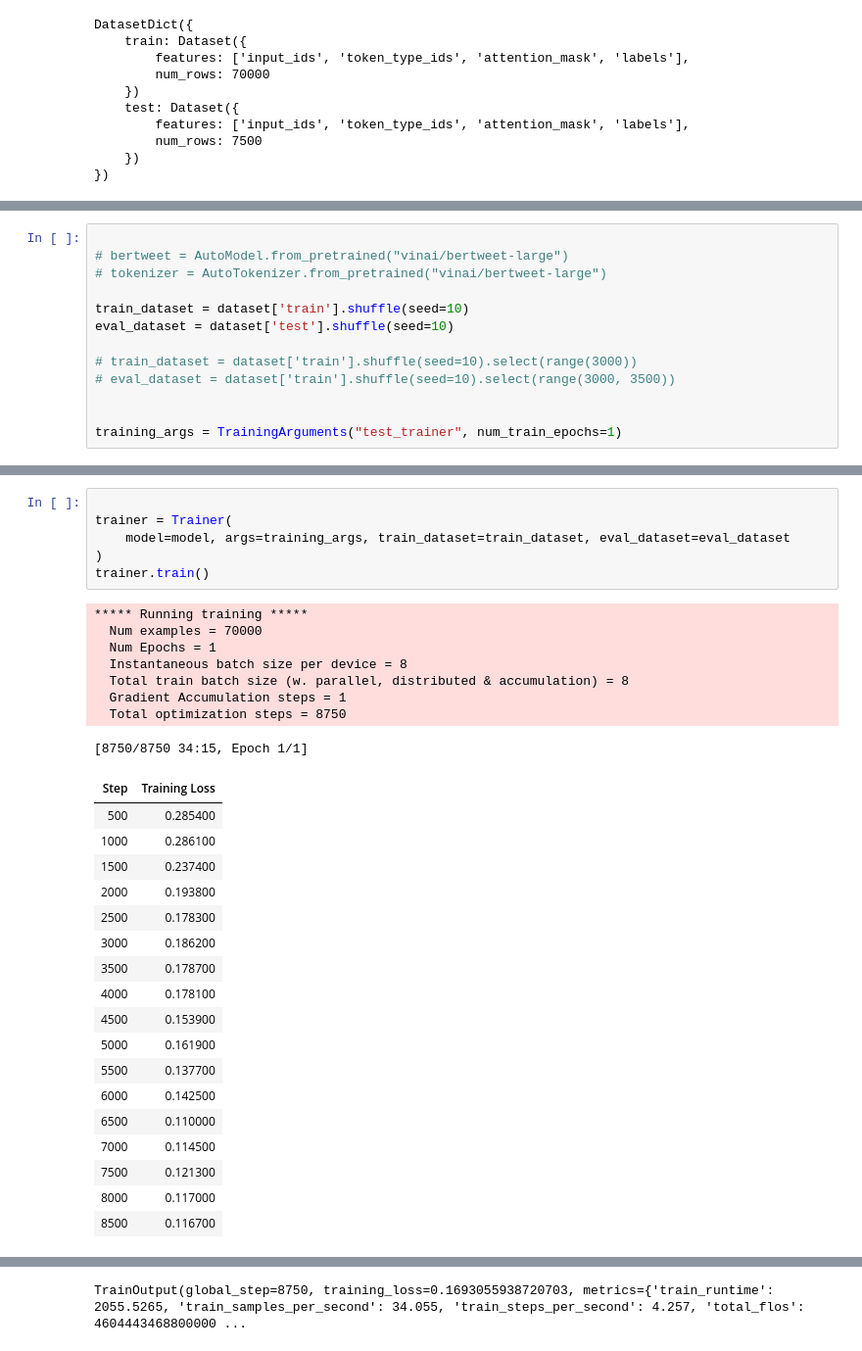
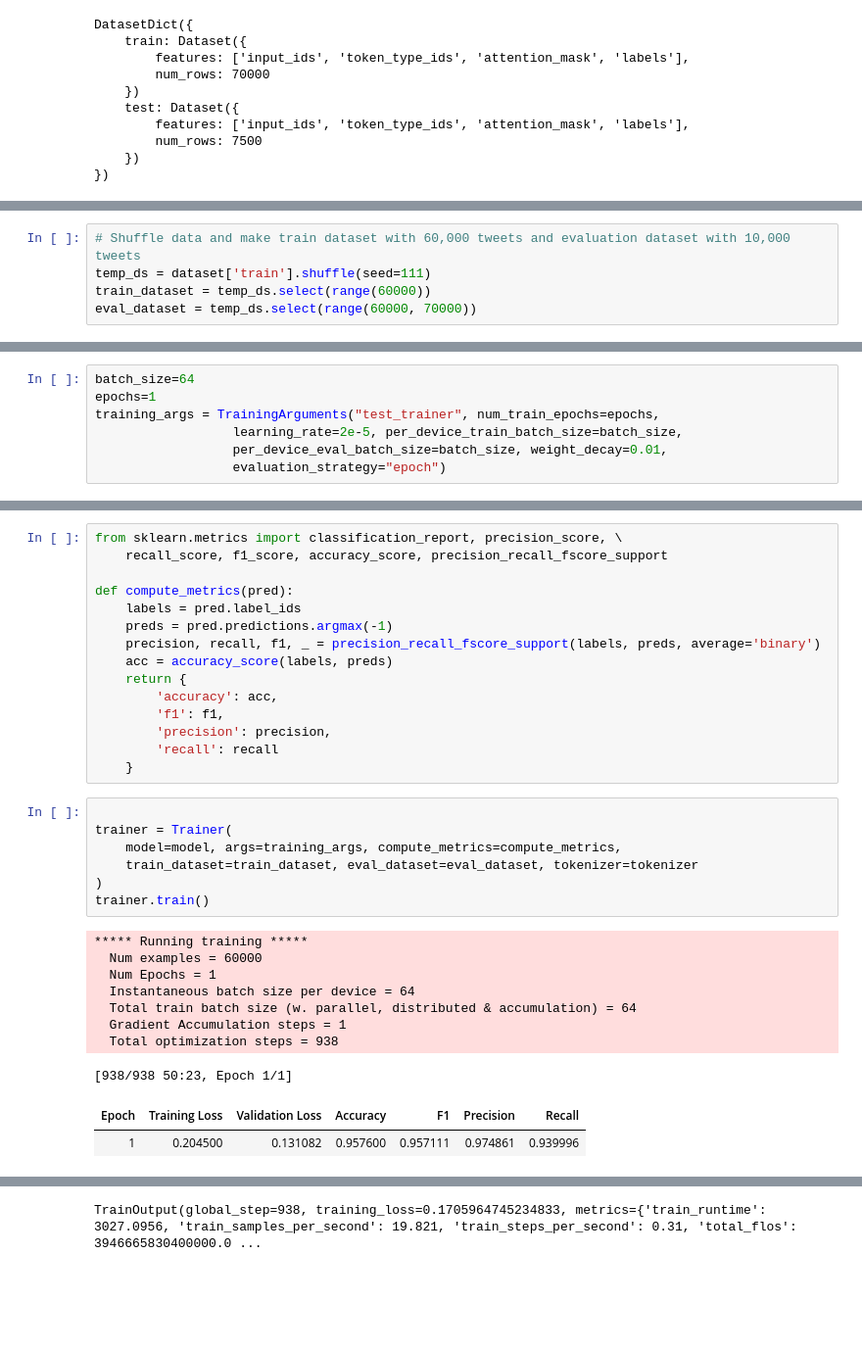
Before and after one commit to csci-e597-sp2022-lymedisease/lymedisease, a Jupyter notebook: notebooks/LymeBerTweet.ipynb, the cells around one changed output, grey strips where cells are left out. Shown at 98% size. Saved outputs shown, nothing was run; the diff lists cells and outputs as text; blank space fills up the shorter version.

Commit message:
Retrained BerTweet with paramater tuning

```diff
--- a/notebooks/LymeBerTweet.ipynb
+++ b/notebooks/LymeBerTweet.ipynb
@@ -159 +92,6 @@ Some weights of RobertaForSequenceClassification were not initialized from the m
 You should probably TRAIN this model on a down-stream task to be able to use it for predictions and inference.
+# %%
+# Shuffle data and make train dataset with 60,000 tweets and evaluation dataset with 10,000 tweets
+temp_ds = dataset['train'].shuffle(seed=111)
+train_dataset = temp_ds.select(range(60000))
+eval_dataset = temp_ds.select(range(60000, 70000))
@@ -160,13 +136,7 @@ You should probably TRAIN this model on a down-stream task to be able to use it
 # %%
-
-# bertweet = AutoModel.from_pretrained("vinai/bertweet-large")
-# tokenizer = AutoTokenizer.from_pretrained("vinai/bertweet-large")
-
-train_dataset = dataset['train'].shuffle(seed=10)
-eval_dataset = dataset['test'].shuffle(seed=10)
-
-# train_dataset = dataset['train'].shuffle(seed=10).select(range(3000))
-# eval_dataset = dataset['train'].shuffle(seed=10).select(range(3000, 3500))
-
-
-training_args = TrainingArguments("test_trainer", num_train_epochs=1)
+batch_size=64
+epochs=1
+training_args = TrainingArguments("test_trainer", num_train_epochs=epochs,
+                  learning_rate=2e-5, per_device_train_batch_size=batch_size,
+                  per_device_eval_batch_size=batch_size, weight_decay=0.01,
+                  evaluation_strategy="epoch")
@@ -177,36 +143,36 @@ The default value for the training argument `--report_to` will change in v5 (fro
+# %%
+from sklearn.metrics import classification_report, precision_score, \
+    recall_score, f1_score, accuracy_score, precision_recall_fscore_support
+
+def compute_metrics(pred):
+    labels = pred.label_ids
+    preds = pred.predictions.argmax(-1)
+    precision, recall, f1, _ = precision_recall_fscore_support(labels, preds, average='binary')
+    acc = accuracy_score(labels, preds)
+    return {
+        'accuracy': acc,
+        'f1': f1,
+        'precision': precision,
+        'recall': recall
+    }
 # %%
 
 trainer = Trainer(
-    model=model, args=training_args, train_dataset=train_dataset, eval_dataset=eval_dataset
+    model=model, args=training_args, compute_metrics=compute_metrics,
+    train_dataset=train_dataset, eval_dataset=eval_dataset, tokenizer=tokenizer
 )
 trainer.train()
 # %% [output]
 ***** Running training *****
-  Num examples = 70000
+  Num examples = 60000
   Num Epochs = 1
-  Instantaneous batch size per device = 8
-  Total train batch size (w. parallel, distributed & accumulation) = 8
+  Instantaneous batch size per device = 64
+  Total train batch size (w. parallel, distributed & accumulation) = 64
   Gradient Accumulation steps = 1
-  Total optimization steps = 8750
+  Total optimization steps = 938
-[8750/8750 34:15, Epoch 1/1]
+[938/938 50:23, Epoch 1/1]
-| Step | Training Loss |
-| 500 | 0.285400 |
-| 1000 | 0.286100 |
-| 1500 | 0.237400 |
-| 2000 | 0.193800 |
-| 2500 | 0.178300 |
-| 3000 | 0.186200 |
-| 3500 | 0.178700 |
-| 4000 | 0.178100 |
-| 4500 | 0.153900 |
-| 5000 | 0.161900 |
-| 5500 | 0.137700 |
-| 6000 | 0.142500 |
-| 6500 | 0.110000 |
-| 7000 | 0.114500 |
-| 7500 | 0.121300 |
-| 8000 | 0.117000 |
-| 8500 | 0.116700 |
+| Epoch | Training Loss | Validation Loss | Accuracy | F1 | Precision | Recall |
+| 1 | 0.204500 | 0.131082 | 0.957600 | 0.957111 | 0.974861 | 0.939996 |
 Saving model checkpoint to test_trainer/checkpoint-500
 Configuration saved in test_trainer/checkpoint-500/config.json
 Model weights saved in test_trainer/checkpoint-500/pytorch_model.bin
@@ -224,4 +185,4 @@ Model weights saved in test_trainer/checkpoint-8500/pytorch_model.bin
 
 
 Training completed. Do not forget to share your model on huggingface.co/models =)
-TrainOutput(global_step=8750, training_loss=0.1693055938720703, metrics={'train_runtime': 2055.5265, 'train_samples_per_second': 34.055, 'train_steps_per_second': 4.257, 'total_flos': 4604443468800000 ...
+TrainOutput(global_step=938, training_loss=0.1705964745234833, metrics={'train_runtime': 3027.0956, 'train_samples_per_second': 19.821, 'train_steps_per_second': 0.31, 'total_flos': 3946665830400000.0 ...
```
Also changed, not shown: parts of 28 cells of this notebook.
